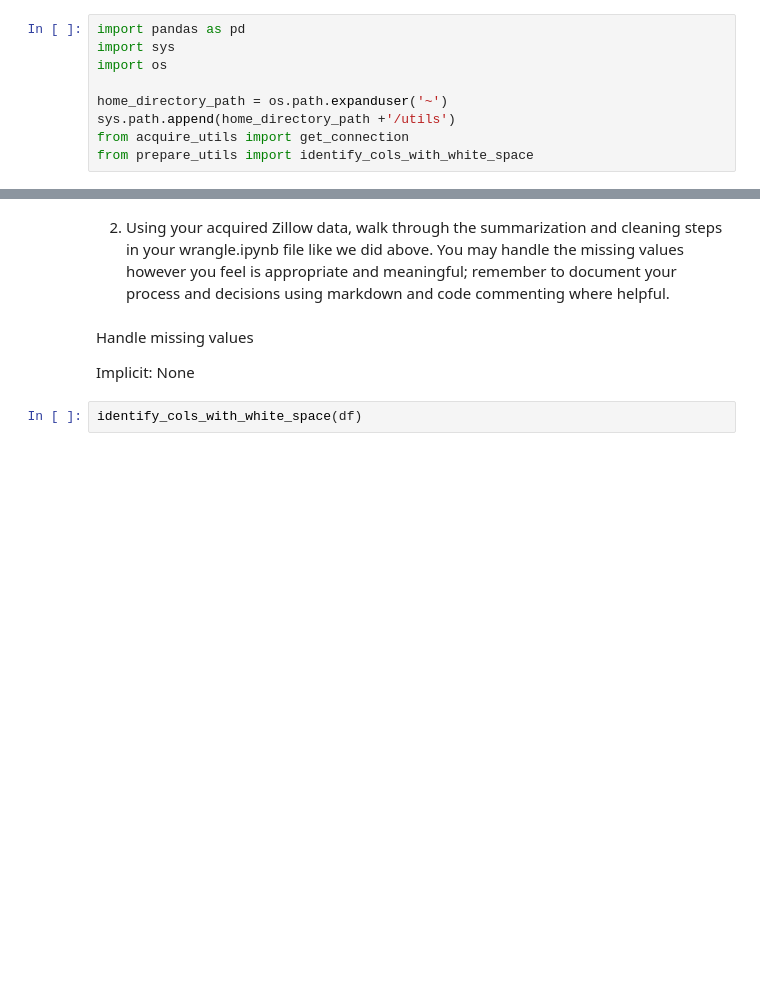
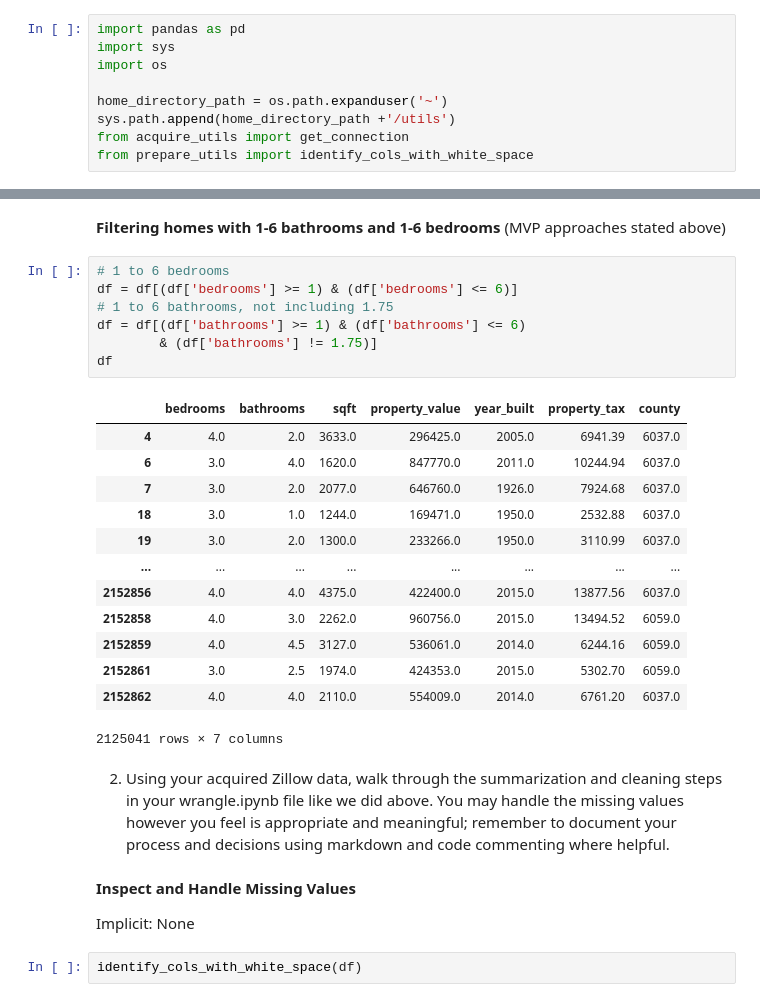
Before and after one commit to martin-reyes/6_regression-exercises, a Jupyter notebook: wrangle.ipynb, the cells around one changed output, grey strips where cells are left out. Drawn from its saved outputs; the diff is of its cells as text; blank space fills up the shorter version.

```diff
--- a/wrangle.ipynb
+++ b/wrangle.ipynb
@@ -34,7 +183,30 @@ memory usage: 159.4 MB
+# %% [markdown]
+**Filtering homes with 1-6 bathrooms and 1-6 bedrooms** (MVP approaches stated above)
+# %%
+# 1 to 6 bedrooms
+df = df[(df['bedrooms'] >= 1) & (df['bedrooms'] <= 6)]
+# 1 to 6 bathrooms, not including 1.75
+df = df[(df['bathrooms'] >= 1) & (df['bathrooms'] <= 6)
+        & (df['bathrooms'] != 1.75)]
+df
+# %% [output]
+|  | bedrooms | bathrooms | sqft | property_value | year_built | property_tax | county |
+| 4 | 4.0 | 2.0 | 3633.0 | 296425.0 | 2005.0 | 6941.39 | 6037.0 |
+| 6 | 3.0 | 4.0 | 1620.0 | 847770.0 | 2011.0 | 10244.94 | 6037.0 |
+| 7 | 3.0 | 2.0 | 2077.0 | 646760.0 | 1926.0 | 7924.68 | 6037.0 |
+| 18 | 3.0 | 1.0 | 1244.0 | 169471.0 | 1950.0 | 2532.88 | 6037.0 |
+| 19 | 3.0 | 2.0 | 1300.0 | 233266.0 | 1950.0 | 3110.99 | 6037.0 |
+| ... | ... | ... | ... | ... | ... | ... | ... |
+| 2152856 | 4.0 | 4.0 | 4375.0 | 422400.0 | 2015.0 | 13877.56 | 6037.0 |
+| 2152858 | 4.0 | 3.0 | 2262.0 | 960756.0 | 2015.0 | 13494.52 | 6059.0 |
+| 2152859 | 4.0 | 4.5 | 3127.0 | 536061.0 | 2014.0 | 6244.16 | 6059.0 |
+| 2152861 | 3.0 | 2.5 | 1974.0 | 424353.0 | 2015.0 | 5302.70 | 6059.0 |
+| 2152862 | 4.0 | 4.0 | 2110.0 | 554009.0 | 2014.0 | 6761.20 | 6037.0 |
+2125041 rows × 7 columns
 # %% [markdown]
 2. Using your acquired Zillow data, walk through the summarization and cleaning steps in your wrangle.ipynb file like we did above. You may handle the missing values however you feel is appropriate and meaningful; remember to document your process and decisions using markdown and code commenting where helpful.
 # %% [markdown]
-Handle missing values
+**Inspect and Handle Missing Values**
 
 Implicit: None
 # %%
```
Also changed, not shown: parts of 25 cells of this notebook, 3 other files.
